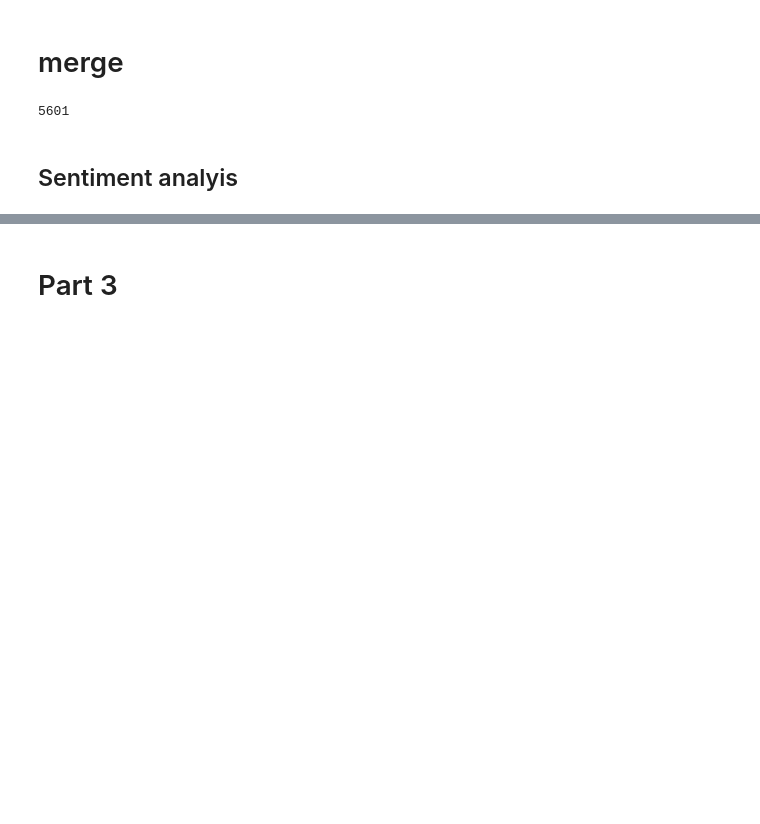
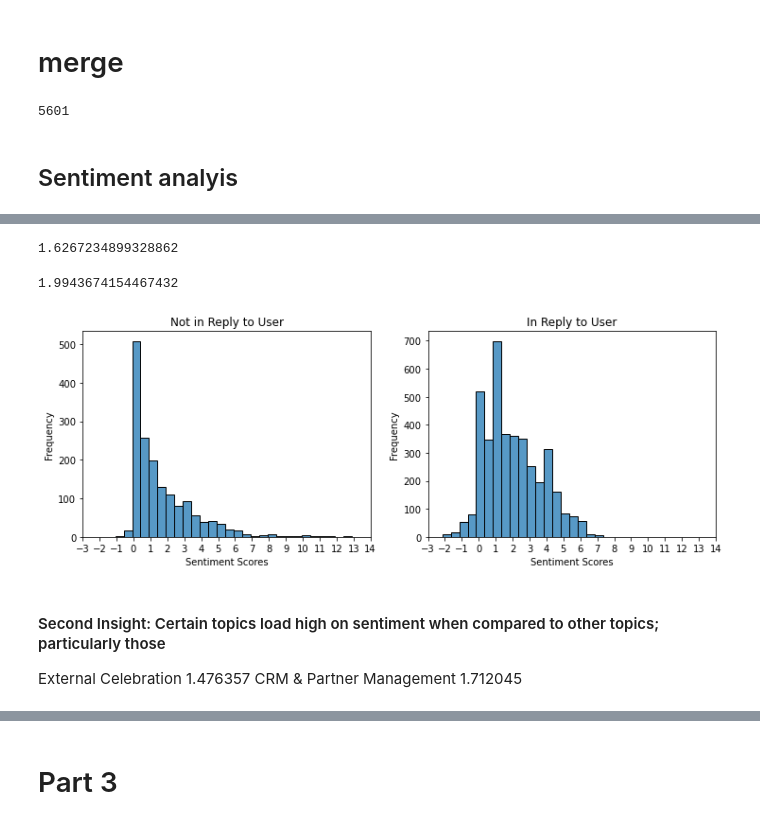
Before and after one commit to AngeloBarisano/Supply_Chain, a Jupyter notebook: Notebooks/workfile2.ipynb, the cells around one changed output, grey strips where cells are left out. Drawn from its saved outputs; the diff is of its cells as text; code cells hidden in the pictures; blank space fills up the shorter version.

```diff
--- a/Notebooks/workfile2.ipynb
+++ b/Notebooks/workfile2.ipynb
@@ -960,0 +880,5 @@ Essentially try to find the 6 base topics again + 1-2- new ones based on the cus
+# %%
+df_merged["sentiment_class"] = 'nan'
+df_merged.loc[df_merged.sentiment_score < 0, "sentiment_class"] = "negative"
+df_merged.loc[(df_merged.sentiment_score >= 0) & (df_merged.sentiment_score < 7), "sentiment_class"] = "neutral"
+df_merged.loc[ (df_merged.sentiment_score >= 7), "sentiment_class"] = "positive"
@@ -960,0 +918,31 @@ Essentially try to find the 6 base topics again + 1-2- new ones based on the cus
+# %%
+# Not in reply to users
+df_merged[df_merged.in_reply_to_user_id.isna()].sentiment_score.mean()
+# %% [output]
+1.6267234899328862
+# %%
+# in reply to users
+df_merged[~df_merged.in_reply_to_user_id.isna()].sentiment_score.mean()
+# %% [output]
+1.9943674154467432
+# %%
+fig, (ax1, ax2) = plt.subplots(1, 2, figsize=(12, 4))
+sns.histplot(data=df_merged[df_merged.in_reply_to_user_id.isna()], x="sentiment_score", binwidth=0.5, ax=ax1)
+ax1.set_xlabel("Sentiment Scores")
+ax1.set_ylabel("Frequency")
+ax1.set_title("Not in Reply to User")
+ax1.set_xticks(np.arange(-3,15,1))
+
+sns.histplot(data=df_merged[~df_merged.in_reply_to_user_id.isna()], x="sentiment_score", binwidth=0.5, ax=ax2)
+ax2.set_xlabel("Sentiment Scores")
+ax2.set_ylabel("Frequency")
+ax2.set_title("In Reply to User")
+ax2.set_xticks(np.arange(-3,15,1))
+
+plt.show()
+# %% [output]
+[figure, added]
+# %% [markdown]
+#### Second Insight: Certain topics load high on sentiment when compared to other topics; particularly those
+External Celebration	1.476357
+CRM & Partner Management	1.712045
```
Also changed, not shown: parts of 30 cells of this notebook, 1 other file.
